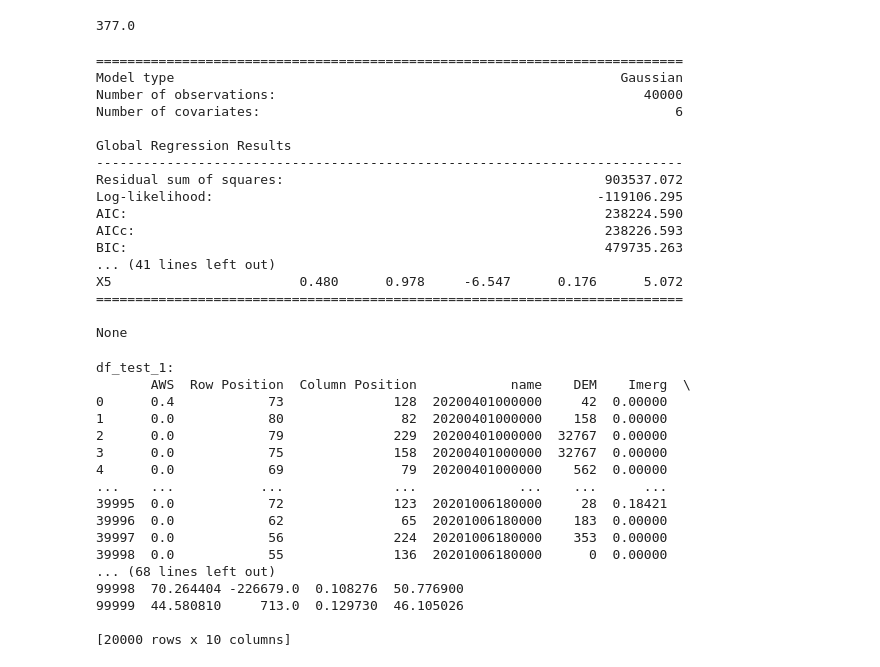
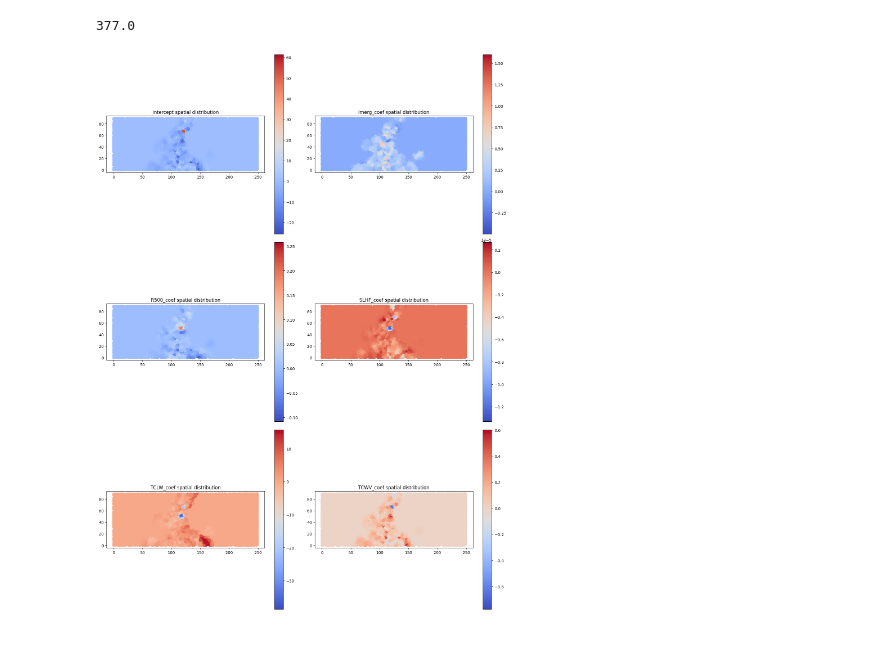
Before and after one commit to Le-Bao-181003/CVDHD, a Jupyter notebook: GWR.ipynb, the cells around one changed output. Saved outputs shown, nothing was run; the diff lists cells and outputs as text; code cells hidden in the pictures; blank space fills up the shorter version.

```diff
--- a/GWR.ipynb
+++ b/GWR.ipynb
@@ -309,45 +303,26 @@ model = GWR(coords, y, X_scaled, gwr_bw)
 gwr_results = model.fit()
 # %% [output]
 377.0
-# %%
-# In ra các kết quả
-print(gwr_results.summary())
-# %% [output]
-===========================================================================
-Model type                                                         Gaussian
-Number of observations:                                               40000
-Number of covariates:                                                     6
-
-Global Regression Results
----------------------------------------------------------------------------
-Residual sum of squares:                                         903537.072
-Log-likelihood:                                                 -119106.295
-AIC:                                                             238224.590
-AICc:                                                            238226.593
-BIC:                                                             479735.263
-... (41 lines left out)
-X5                        0.480      0.978     -6.547      0.176      5.072
-===========================================================================
-
-None
 # %%
 # Chuẩn bị dữ liệu không gian và vẽ các hệ số
-gdf = gp.GeoDataFrame(df_validate, geometry=gp.points_from_xy(df_validate['Column Position'], df_validate['Row Position']))
+gdf = gp.GeoDataFrame(df_train, geometry=gp.points_from_xy(df_train['Column Position'], df_train['Row Position']))
 gdf['Intercept'] = gwr_results.params[:, 0]
 gdf['Imerg_coef'] = gwr_results.params[:, 1]
 gdf['R500_coef'] = gwr_results.params[:, 2]
 gdf['SLHF_coef'] = gwr_results.params[:, 3]
 gdf['TCLW_coef'] = gwr_results.params[:, 4]
 gdf['TCWV_coef'] = gwr_results.params[:, 5]
 
 fig, axes = plt.subplots(3, 2, figsize=(15, 20))
 columns = ['Intercept', 'Imerg_coef', 'R500_coef', 'SLHF_coef', 'TCLW_coef', 'TCWV_coef']
 for ax, column in zip(axes.flatten(), columns):
     gdf.plot(column=column, cmap='coolwarm', ax=ax, legend=True)
     ax.set_title(f'{column} spatial distribution')
 
 plt.tight_layout()
 plt.show()
+# %% [output]
+[figure, added]
 # %%
 import pickle
 
@@ -355,36 +330,5 @@ import pickle
 with open('/kaggle/working/gwr_model.pkl', 'wb') as f:
     pickle.dump(model, f)
     pickle.dump(gwr_results, f)
-# %%
-# Chia df_test thành 3 phần
-df_test_1 = df_test.iloc[:40000]
-df_test_2 = df_test.iloc[40000:80000]
-df_test_3 = df_test.iloc[80000:]
-
-# Kiểm tra các phần đã chia
-print("df_test_1:")
-print(df_test_1)
-print("df_test_2:")
-print(df_test_2)
-print("df_test_3:")
-print(df_test_3)
-# %% [output]
-df_test_1:
-       AWS  Row Position  Column Position            name    DEM    Imerg  \
-0      0.4            73              128  20200401000000     42  0.00000
-1      0.0            80               82  20200401000000    158  0.00000
-2      0.0            79              229  20200401000000  32767  0.00000
-3      0.0            75              158  20200401000000  32767  0.00000
-4      0.0            69               79  20200401000000    562  0.00000
-...    ...           ...              ...             ...    ...      ...
-39995  0.0            72              123  20201006180000     28  0.18421
-39996  0.0            62               65  20201006180000    183  0.00000
-39997  0.0            56              224  20201006180000    353  0.00000
-39998  0.0            55              136  20201006180000      0  0.00000
-... (68 lines left out)
-99998  70.264404 -226679.0  0.108276  50.776900
-99999  44.580810     713.0  0.129730  46.105026
-
-[20000 rows x 10 columns]
 # %%
 # Kiểm tra và chuẩn bị dữ liệu test cho df_test_1
```
Also changed, not shown: parts of 29 cells of this notebook, 1 other file.
